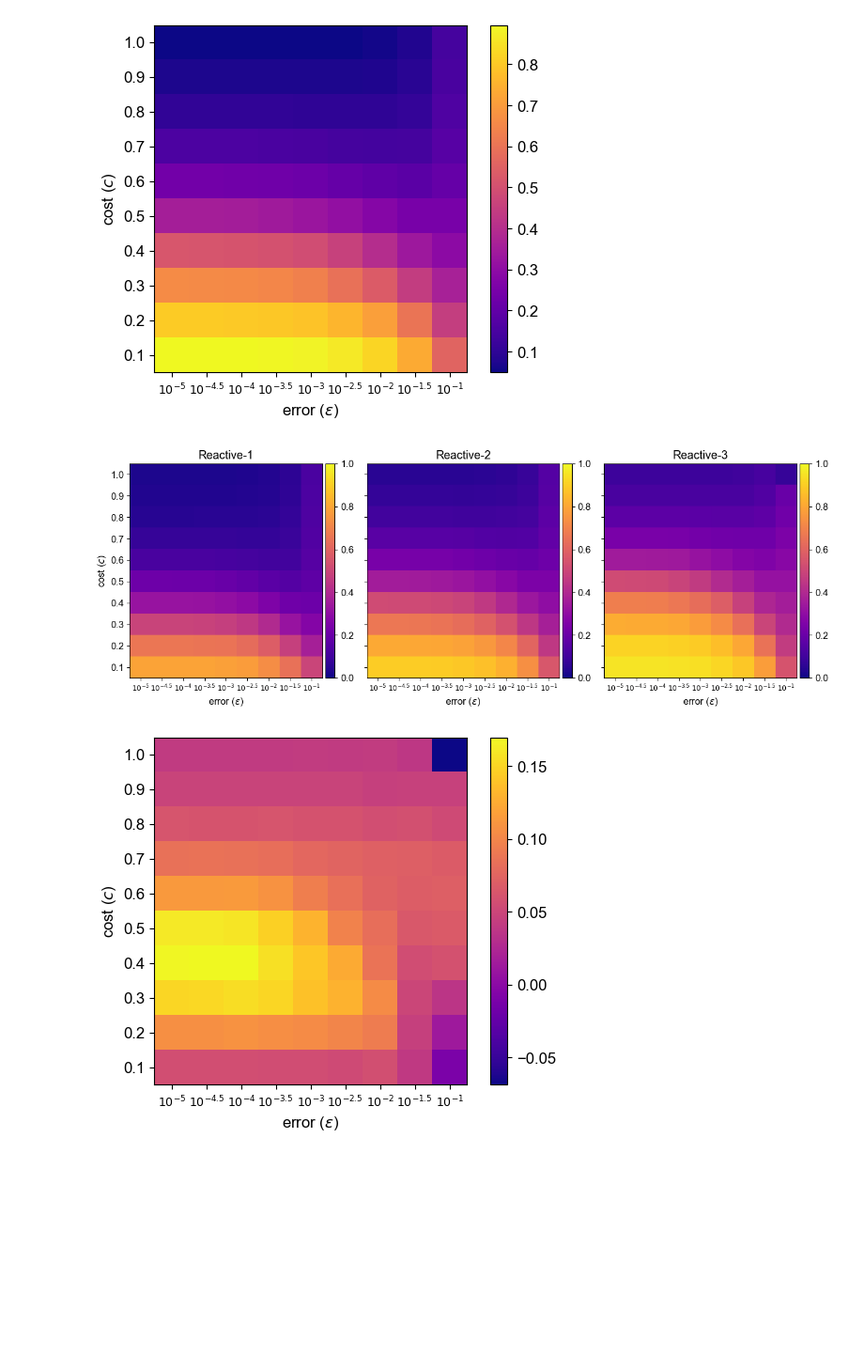
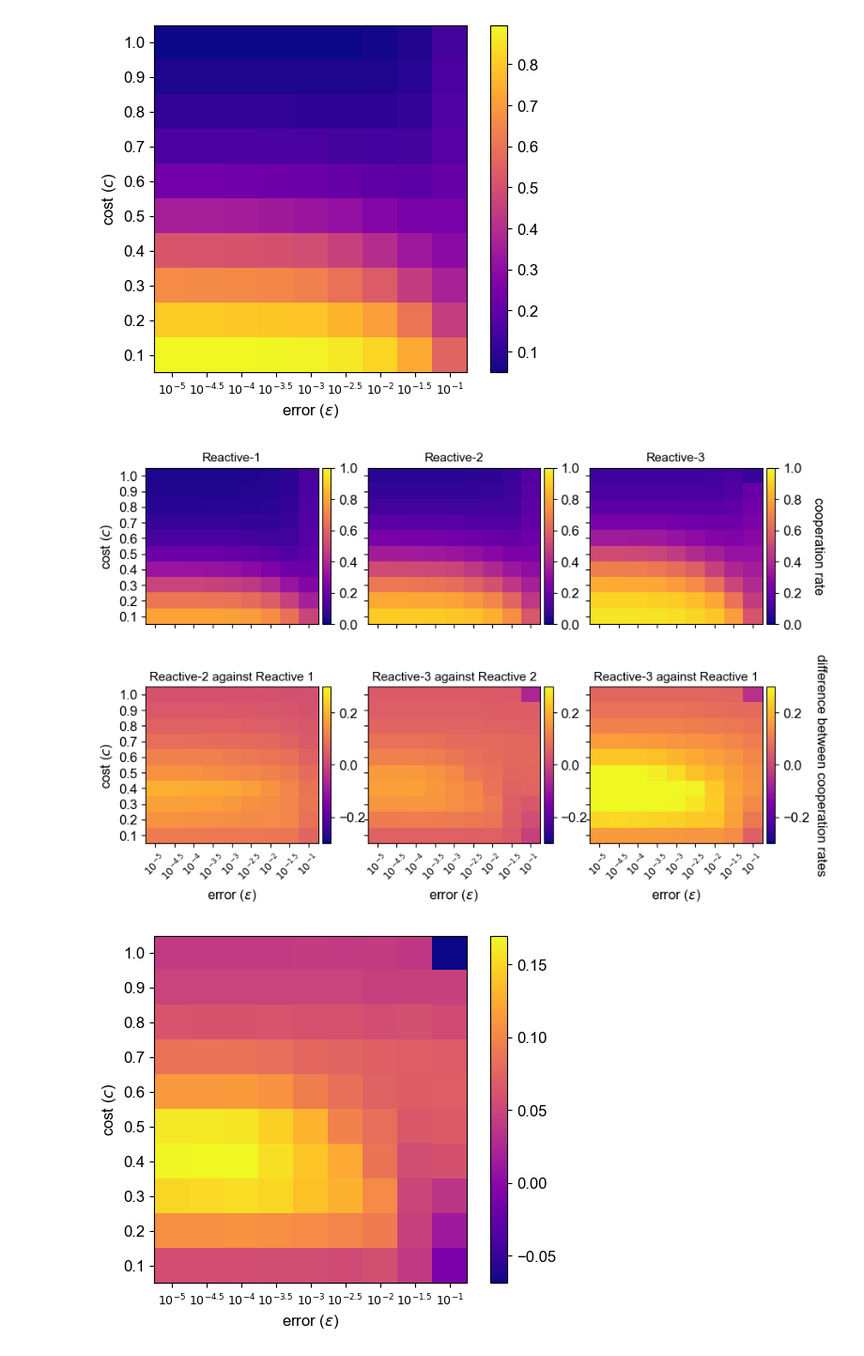
Before and after one commit to Nikoleta-v3/conditional-cooperation-with-longer-memory, a Jupyter notebook: notebooks/Errors Simulations.ipynb, the cells around one changed output. Shown at 94% size. Drawn from its saved outputs; the diff is of its cells as text; code cells hidden in the pictures; blank space fills up the shorter version.

```diff
--- a/notebooks/Errors Simulations.ipynb
+++ b/notebooks/Errors Simulations.ipynb
@@ -185,49 +185,83 @@ vmin = 0
 vmax = 1
 norm = colors.TwoSlopeNorm(vmin=vmin, vcenter=0.5, vmax=vmax)
 # %%
-fig, axes = plt.subplots(ncols=3, figsize=(13, 5), sharex=True, sharey=True)
+fig, axes = plt.subplots(ncols=3, nrows=2, figsize=(10, 6), sharex=True, sharey=True)
 
 for i, df in enumerate([df3, df1, df2]):
 
-    im = axes[i].imshow(df['coop'].values.reshape((9, 10)).T,
+    im = axes[0, i].imshow(df['coop'].values.reshape((9, 10)).T,
                          origin="lower",
                          cmap='plasma',
                          vmax=1,
-                         vmin=0);
+                         vmin=0, aspect='auto');
 
-    axes[i].set_yticks(range(10), df['cost'].unique())
+    axes[0, i].set_yticks(range(10), df['cost'].unique())
 
-    axes[i].set_xticks(range(9), ['$10^{-5}$',
+    divider = make_axes_locatable(axes[0, i])
+
+    cax = divider.append_axes('right', size='5%', pad=0.05)
+
+    cbar = fig.colorbar(im, cax=cax, orientation='vertical');
+
+cbar.ax.get_yaxis().labelpad = 20
+cbar.ax.set_ylabel('cooperation rate', rotation=270)
+
+
+axes[0, 0].set_ylabel("cost ($c$)")
+
+axes[0, 0].set_title("Reactive-1", fontsize=11)
+
+axes[0, 1].set_title("Reactive-2", fontsize=11)
+
+axes[0, 2].set_title("Reactive-3", fontsize=11);
+
+
+for i, pair in enumerate([(df3, df1), (df1, df2), (df3, df2)]):
+
+    im = axes[1, i].imshow(pair[1]['coop'].values.reshape((9, 10)).T - pair[0]['coop'].values.reshape((9, 10)).T,
+                         origin="lower",
+                         cmap='plasma',
+                         vmin=-.3,
+                        vmax=.3,
+                           aspect='auto'
+                    );
+
+    axes[1, i].set_yticks(range(10), df['cost'].unique())
+
+    axes[1, i].set_xticks(range(9), ['$10^{-5}$',
      '$10^{-4.5}$',
      '$10^{-4}$',
      '$10^{-3.5}$',
      '$10^{-3}$',
      '$10^{-2.5}$',
      '$10^{-2}$',
      '$10^{-1.5}$',
-     '$10^{-1}$'], fontsize=9)
+     '$10^{-1}$'], fontsize=9, rotation=45)
 
-    axes[i].set_xlabel("error ($\epsilon$)")
+    axes[1, i].set_xlabel("error ($\epsilon$)")
 
-    divider = make_axes_locatable(axes[i])
+    divider = make_axes_locatable(axes[1, i])
 
     cax = divider.append_axes('right', size='5%', pad=0.05)
 
-    fig.colorbar(im, cax=cax, orientation='vertical');
+    cbar = fig.colorbar(im, cax=cax, orientation='vertical');
 
+cbar.ax.get_yaxis().labelpad = 15
+cbar.ax.set_ylabel('difference between cooperation rates', rotation=270)
 
+axes[1, 0].set_ylabel("cost ($c$)");
 
-axes[0].set_ylabel("cost ($c$)")
+axes[1, 0].set_title("Reactive-2 against Reactive 1", fontsize=11);
 
-axes[0].set_title("Reactive-1")
+axes[1, 1].set_title("Reactive-3 against Reactive 2", fontsize=11)
 
-axes[1].set_title("Reactive-2")
+axes[1, 2].set_title("Reactive-3 against Reactive 1", fontsize=11);
 
-axes[2].set_title("Reactive-3")
+fig.subplots_adjust(hspace=.4)
 
-fig.tight_layout();
+fig.savefig("../figures/siFig2Errors.pdf", bbox_inches="tight")
 # %% [output]
-[figure, old version]
+[figure, new version]
 # %%
 plt.imshow(df2['coop'].values.reshape((9, 10)).T - df1['coop'].values.reshape((9, 10)).T,
            origin="lower", cmap='plasma');
```
Also changed, not shown: 10 other files.
